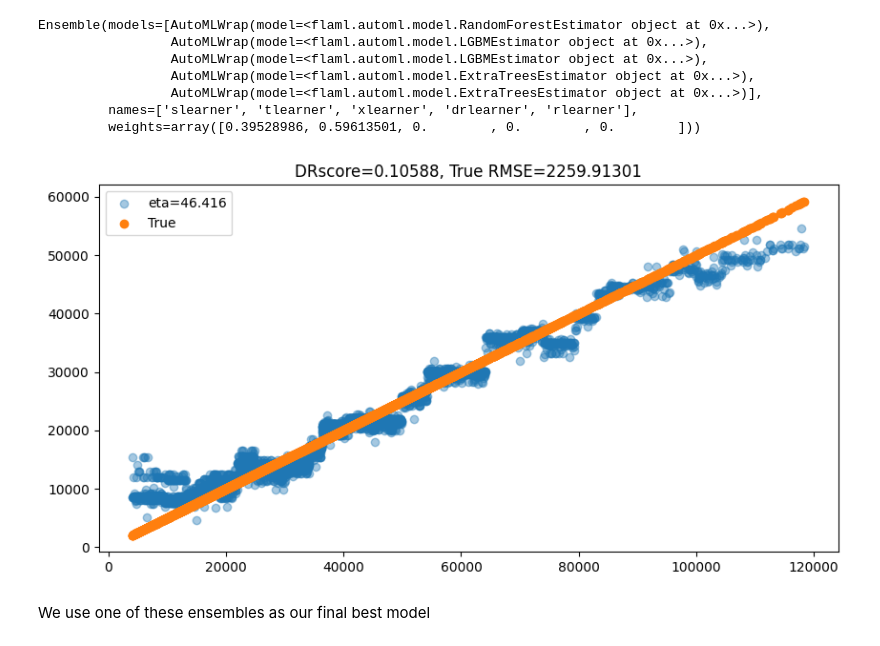
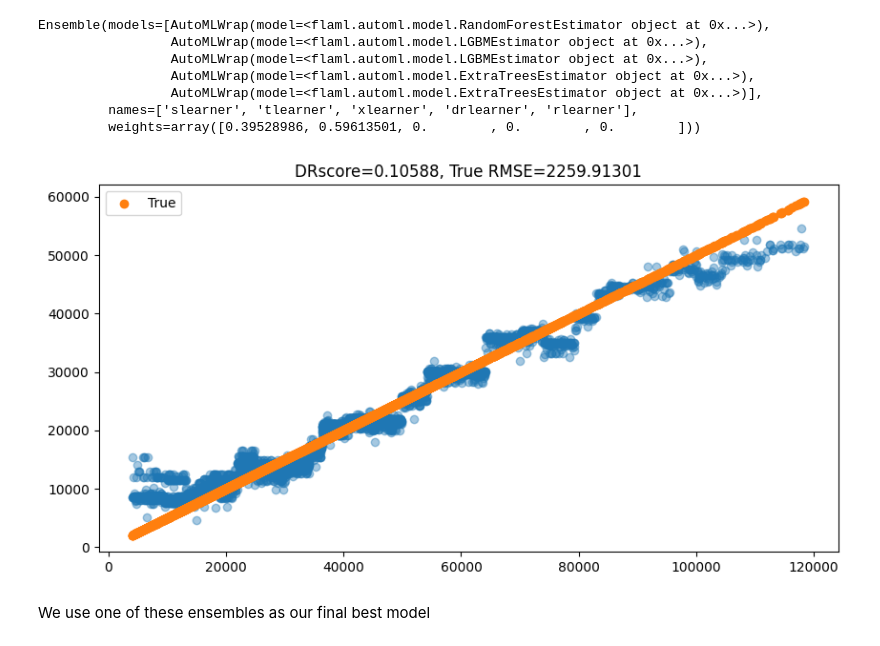
Before and after one commit to stanford-msande228/winter23, a Jupyter notebook: CATE-estimation.ipynb, the cells around one changed output. Saved outputs shown, nothing was run; the diff lists cells and outputs as text; code cells hidden in the pictures.

```diff
--- a/CATE-estimation.ipynb
+++ b/CATE-estimation.ipynb
@@ -524,14 +526,14 @@ Ensemble(models=[AutoMLWrap(model=<flaml.automl.model.RandomForestEstimator obje
 # %%
 if plot:
     plt.figure(figsize=(10, 5))
-    plt.scatter(X.iloc[:, feat_ind], stack_ensemble.predict(Z), label=f'eta={eta_best:.3f}', alpha=.4)
+    plt.scatter(X.iloc[:, feat_ind], stack_ensemble.predict(Z), alpha=.4)
     plt.scatter(X.iloc[:, feat_ind], true_cate(X), label='True')
     plt.title(f'{score_name}={scorer(stack_ensemble.predict(Zval)):.5f}, '
               f'True RMSE={rmse(true_cate(X), stack_ensemble.predict(Z)):.5f}')
     plt.legend()
     plt.show()
 # %% [output]
-[figure, old version]
+[figure, new version]
 # %% [markdown]
 We use one of these ensembles as our final best model
 # %%
```
Also changed, not shown: parts of 9 cells of this notebook.
